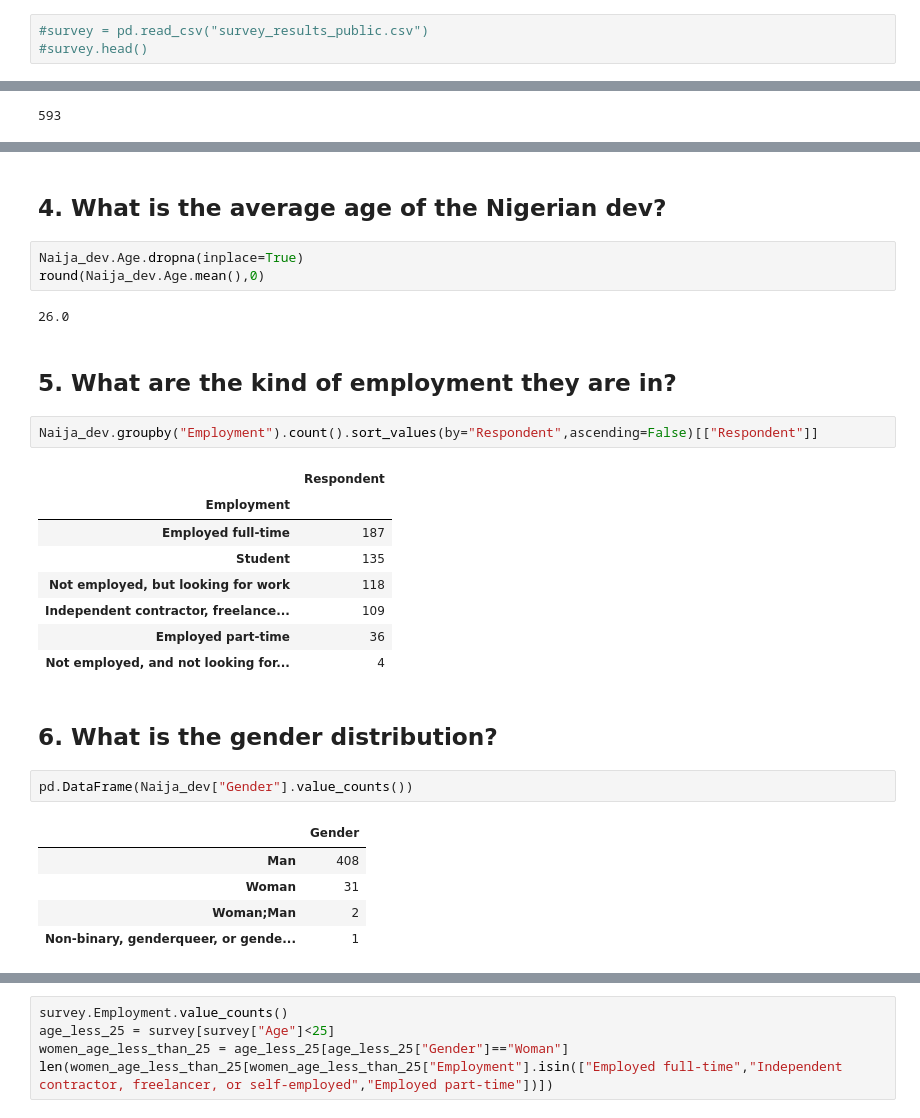
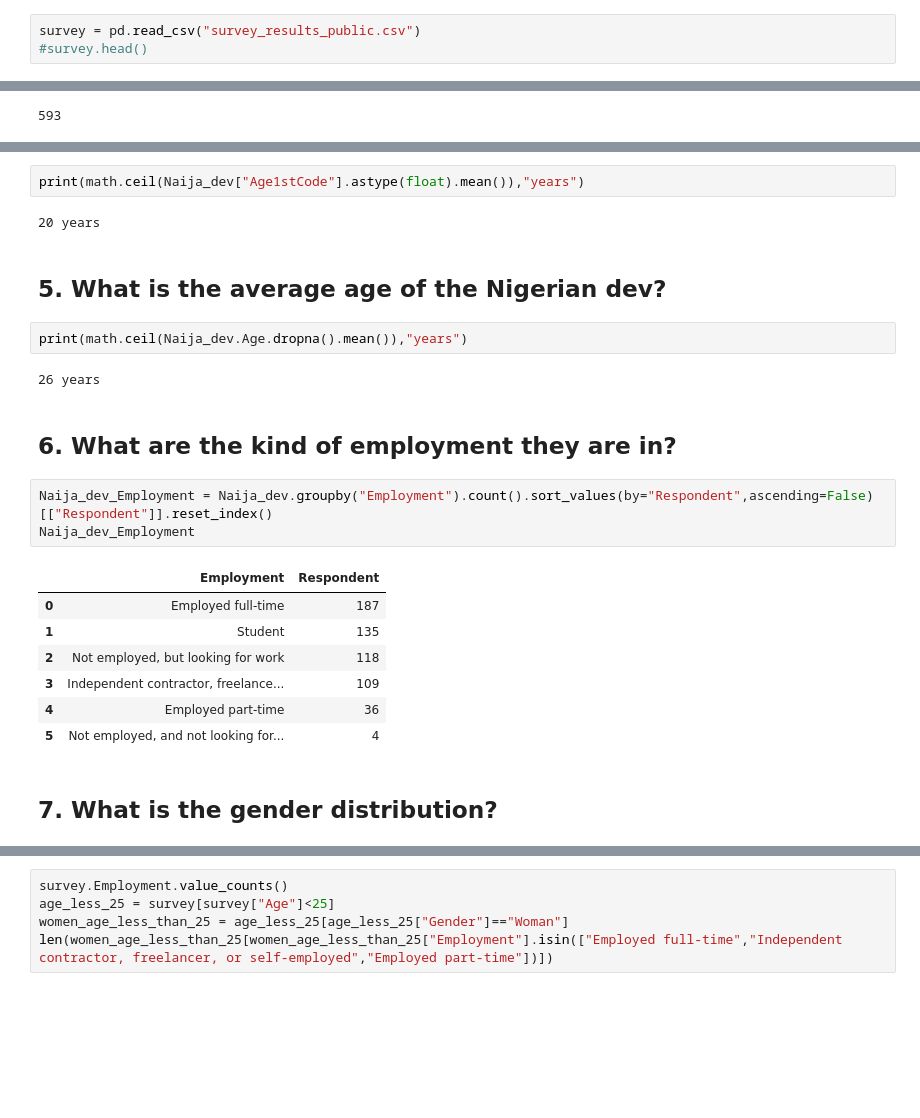
Before and after one commit to Ademola101/Data-visualization-, a Jupyter notebook: survey.ipynb, the cells around one changed output, grey strips where cells are left out. Drawn from its saved outputs; the diff is of its cells as text; blank space fills up the shorter version.

```diff
--- a/survey.ipynb
+++ b/survey.ipynb
@@ -9,5 +10,5 @@ import seaborn as sns
 # %%
-#survey = pd.read_csv("survey_results_public.csv")
+survey = pd.read_csv("survey_results_public.csv")
 #survey.head()
 # %% [markdown]
 ## 1. How many developers participated in this survey?
@@ -46,30 +49,25 @@ len(Naija_dev)
+# %%
+print(math.ceil(Naija_dev["Age1stCode"].astype(float).mean()),"years")
+# %% [output]
+20 years
 # %% [markdown]
-## 4. What is the average age of the Nigerian dev?
+## 5. What is the average age of the Nigerian dev?
-# %%
-Naija_dev.Age.dropna(inplace=True)
-round(Naija_dev.Age.mean(),0)
-# %% [output]
-26.0
+# %%
+print(math.ceil(Naija_dev.Age.dropna().mean()),"years")
+# %% [output]
+26 years
 # %% [markdown]
-## 5. What are the kind of employment they are in?
+## 6. What are the kind of employment they are in?
 # %%
-Naija_dev.groupby("Employment").count().sort_values(by="Respondent",ascending=False)[["Respondent"]]
+Naija_dev_Employment = Naija_dev.groupby("Employment").count().sort_values(by="Respondent",ascending=False)[["Respondent"]].reset_index()
+Naija_dev_Employment
 # %% [output]
-|  | Respondent |
-| Employment |  |
-| Employed full-time | 187 |
-| Student | 135 |
-| Not employed, but looking for work | 118 |
-| Independent contractor, freelance... | 109 |
-| Employed part-time | 36 |
-| Not employed, and not looking for... | 4 |
+|  | Employment | Respondent |
+| 0 | Employed full-time | 187 |
+| 1 | Student | 135 |
+| 2 | Not employed, but looking for work | 118 |
+| 3 | Independent contractor, freelance... | 109 |
+| 4 | Employed part-time | 36 |
+| 5 | Not employed, and not looking for... | 4 |
 # %% [markdown]
-## 6. What is the gender distribution?
+## 7. What is the gender distribution?
-# %%
-pd.DataFrame(Naija_dev["Gender"].value_counts())
-# %% [output]
-|  | Gender |
-| Man | 408 |
-| Woman | 31 |
-| Woman;Man | 2 |
-| Non-binary, genderqueer, or gende... | 1 |
```
Also changed, not shown: parts of 17 cells of this notebook.
